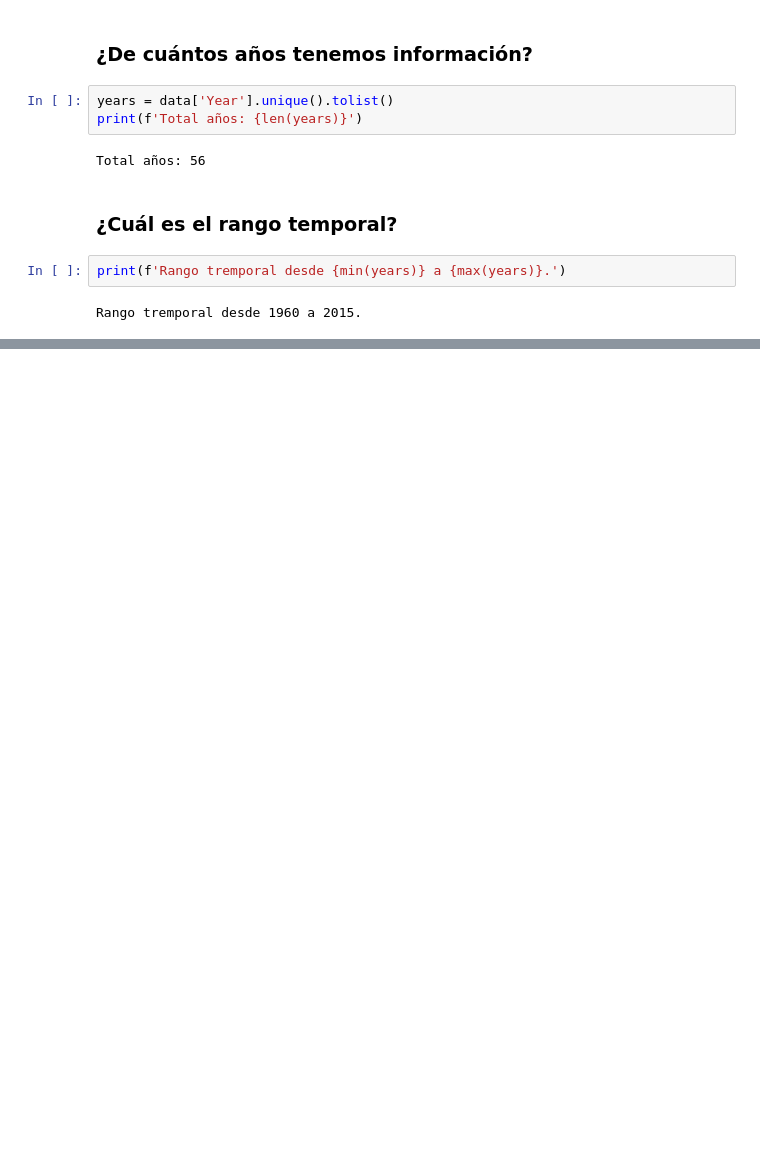
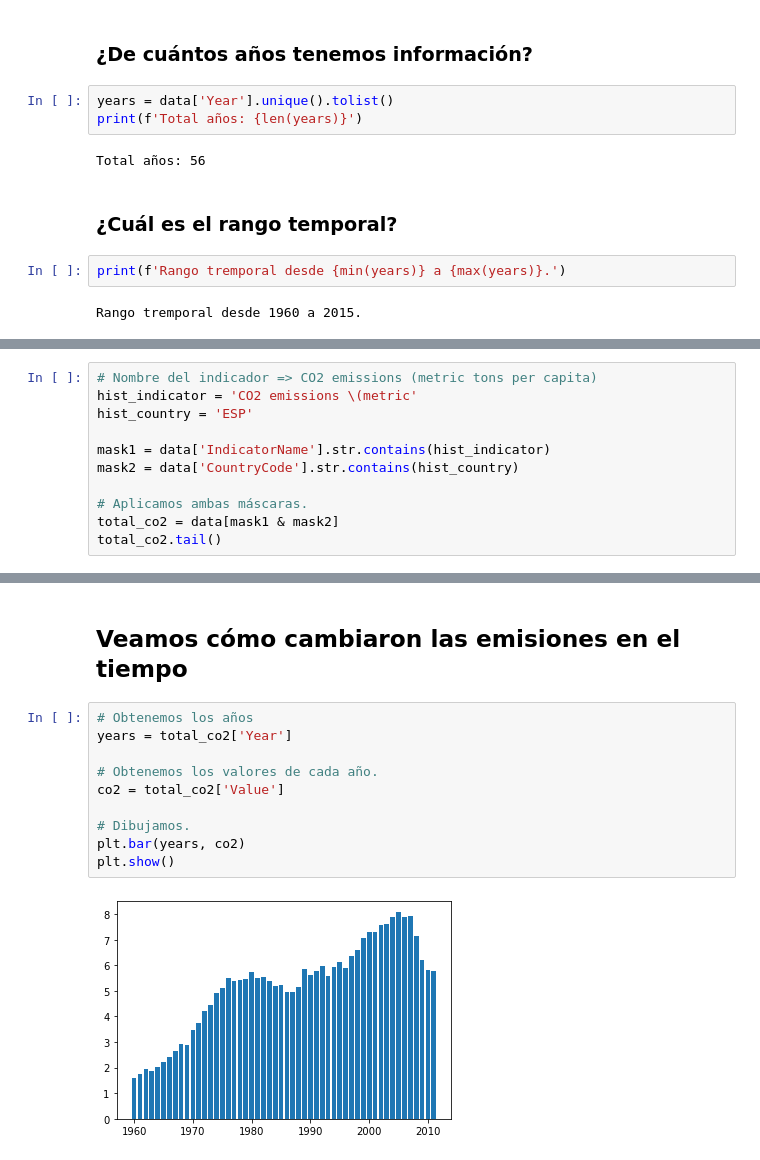
Before and after one commit to JavDomGom/machine-learning-y-redes-neuronales, a Jupyter notebook: Visualización.ipynb, the cells around one changed output, grey strips where cells are left out. Cells and saved outputs as stored; diff of their text form; blank space fills up the shorter version.

Commit message:
Visualización de datos en caso de uso con WDI.

```diff
--- a/Visualización.ipynb
+++ b/Visualización.ipynb
@@ -67,0 +71,11 @@ Rango tremporal desde 1960 a 2015.
+# %%
+# Nombre del indicador => CO2 emissions (metric tons per capita)
+hist_indicator = 'CO2 emissions \(metric'
+hist_country = 'ESP'
+
+mask1 = data['IndicatorName'].str.contains(hist_indicator)
+mask2 = data['CountryCode'].str.contains(hist_country)
+
+# Aplicamos ambas máscaras.
+total_co2 = data[mask1 & mask2]
+total_co2.tail()
@@ -67,0 +89,14 @@ Rango tremporal desde 1960 a 2015.
+# %% [markdown]
+## Veamos cómo cambiaron las emisiones en el tiempo
+# %%
+# Obtenemos los años
+years = total_co2['Year']
+
+# Obtenemos los valores de cada año.
+co2 = total_co2['Value']
+
+# Dibujamos.
+plt.bar(years, co2)
+plt.show()
+# %% [output]
+[figure, added]
```
Also changed, not shown: parts of 22 cells of this notebook.
